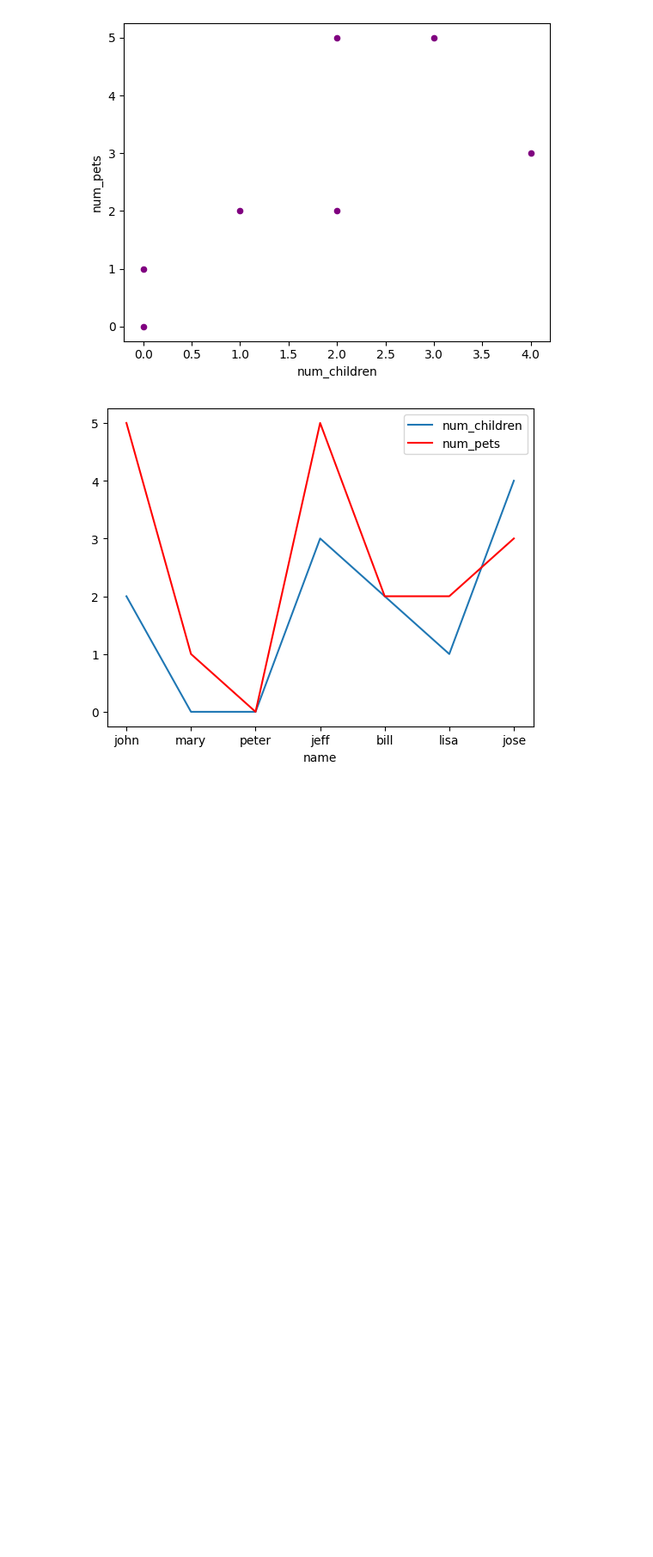
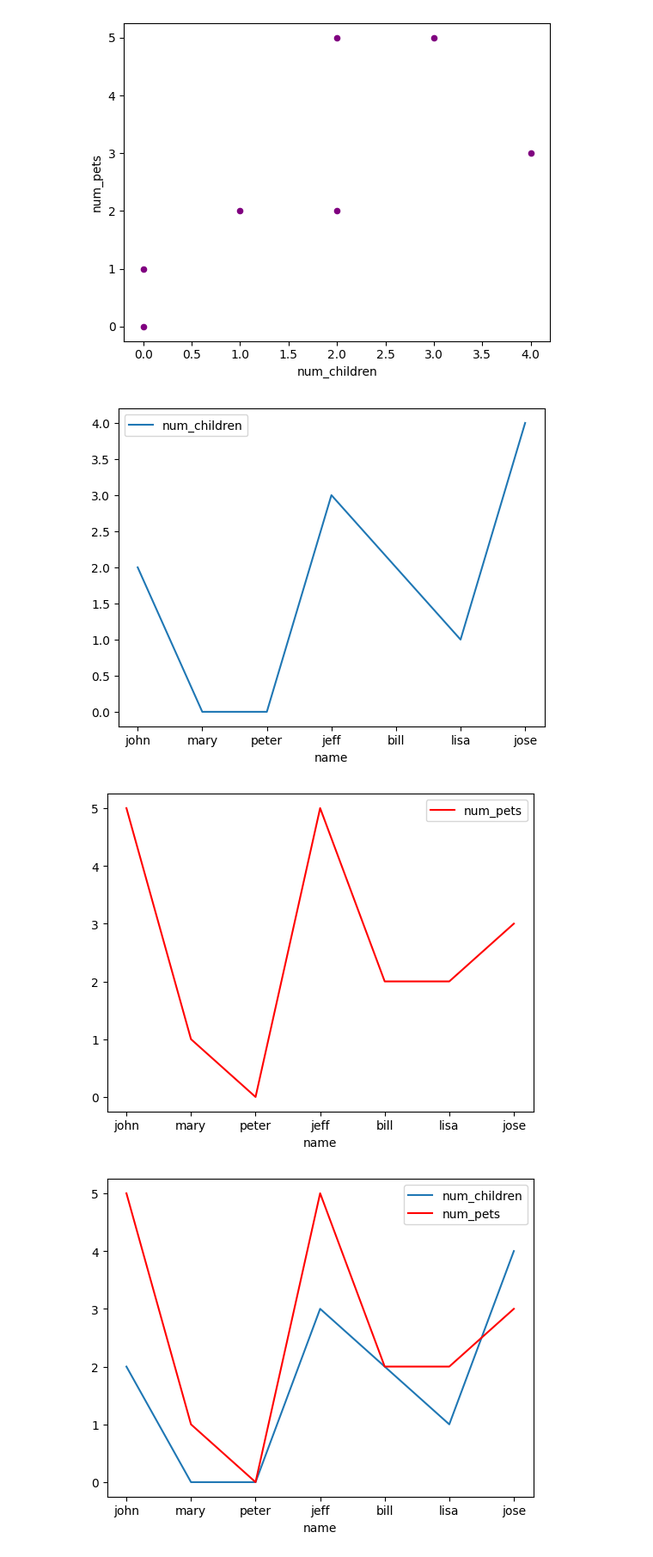
Before and after one commit to Frenz86/IFTS25, a Jupyter notebook: Less06/06.2finishmatplotlib.ipynb, the cells around one changed output. Shown: that part at 86% size. Saved outputs shown, nothing was run; the diff lists cells and outputs as text; code cells hidden in the pictures; blank space fills up the shorter version.

```diff
--- a/Less06/06.2finishmatplotlib.ipynb
+++ b/Less06/06.2finishmatplotlib.ipynb
@@ -117,6 +120,12 @@ df
 df.plot(kind='scatter',x='num_children',y='num_pets',color='purple');
 # %% [output]
 [figure]
+# %%
+df.plot(kind='line',x='name',y='num_children')
+df.plot(kind='line',x='name',y='num_pets', color='red');
+# %% [output]
+[figure, added]
+[figure, added]
 # %%
 # gca stands for 'get current axis'
 ax = plt.gca()
```
Also changed, not shown: parts of 4 cells of this notebook, 5 other files.
